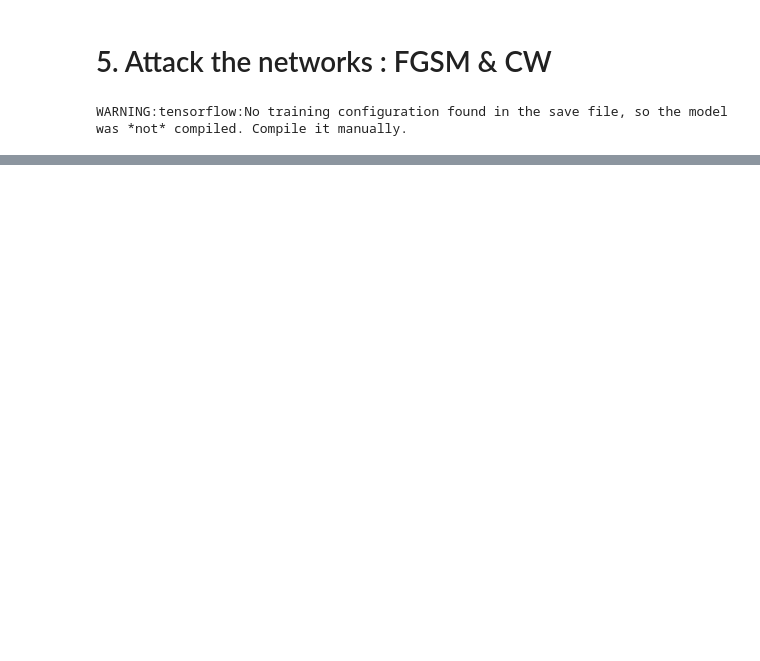
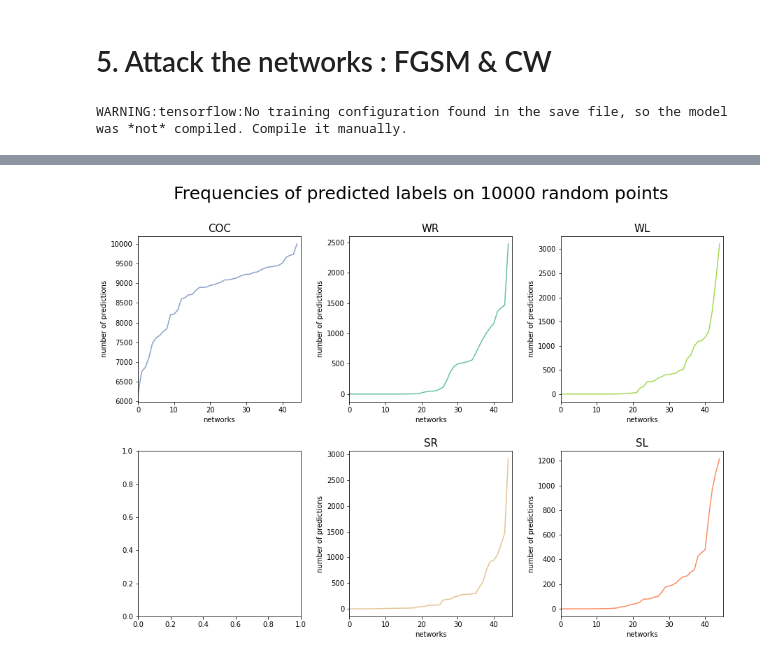
Before and after one commit to thomasghobril/adversarial-attack, a Jupyter notebook: fgsm_cw_TOM.ipynb, the cells around one changed output, grey strips where cells are left out. Saved outputs shown, nothing was run; the diff lists cells and outputs as text; code cells hidden in the pictures; blank space fills up the shorter version.

```diff
--- a/fgsm_cw_TOM.ipynb
+++ b/fgsm_cw_TOM.ipynb
@@ -494,0 +271,16 @@ AttributeError: module 'seaborn' has no attribute 'histplot'
+# %%
+sorted_index = np.argsort(freq, axis=0)
+# %%
+fig, axes = plt.subplots(2, 3, figsize=(15, 10)) #, sharey=True)
+plt.subplots_adjust(wspace = 0.3, hspace = 0.3)
+fig.suptitle("Frequencies of predicted labels on {0} random points".format(np.sum(freq[0,:])), size=25)
+
+for k in range(5):
+    axes[multiplot_pos[k]].plot(freq[:,k][sorted_index[:,k]], color = labels_color[k])
+    axes[multiplot_pos[k]].set_xlim(0,45)
+    axes[multiplot_pos[k]].set_title(ACAS_labels[k], size=15)
+    axes[multiplot_pos[k]].set_xlabel("networks") ; axes[multiplot_pos[k]].set_ylabel("number of predictions")
+
+plt.show()
+# %% [output]
+[figure, added]
```
Also changed, not shown: parts of 66 cells of this notebook, 1 other file.
